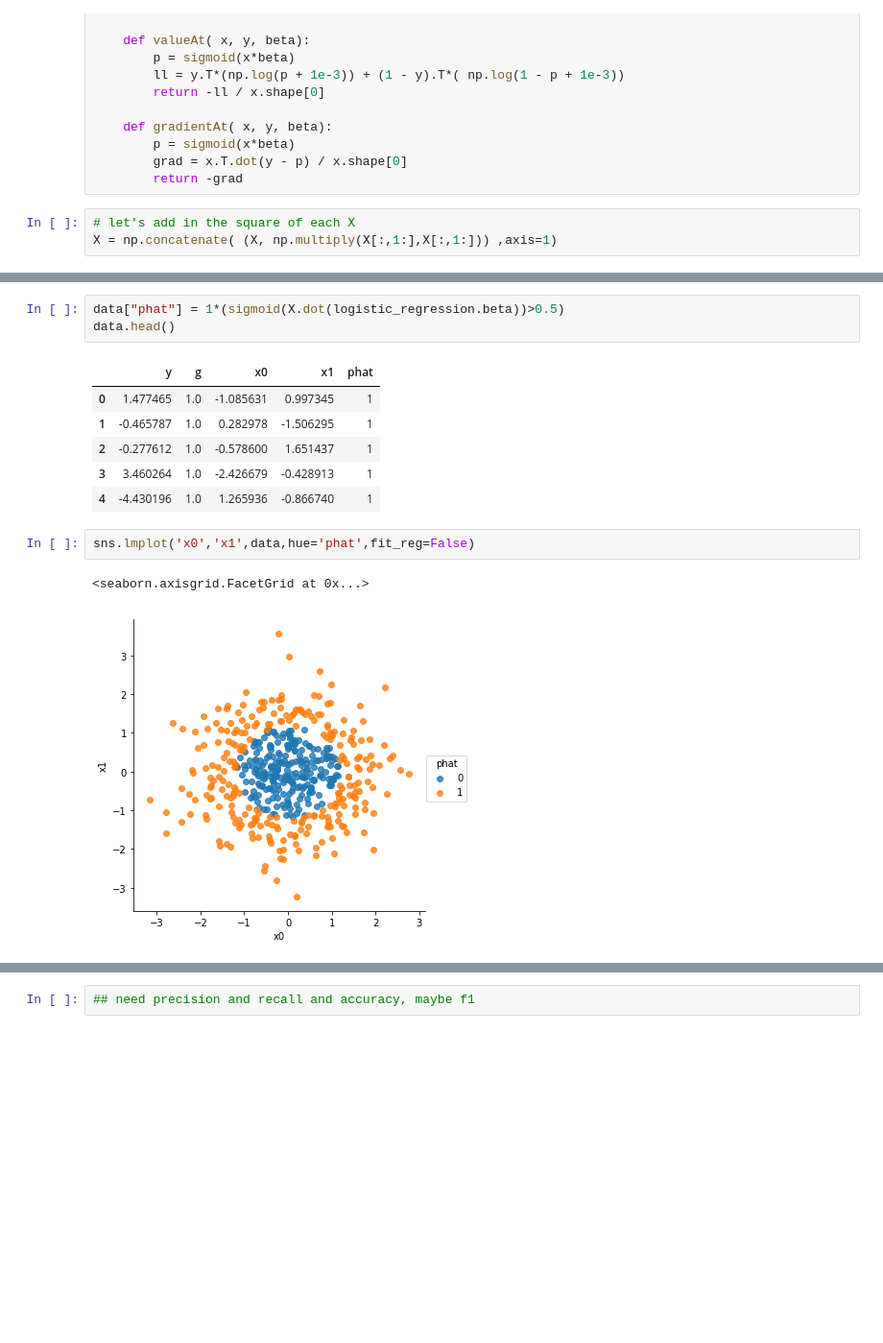
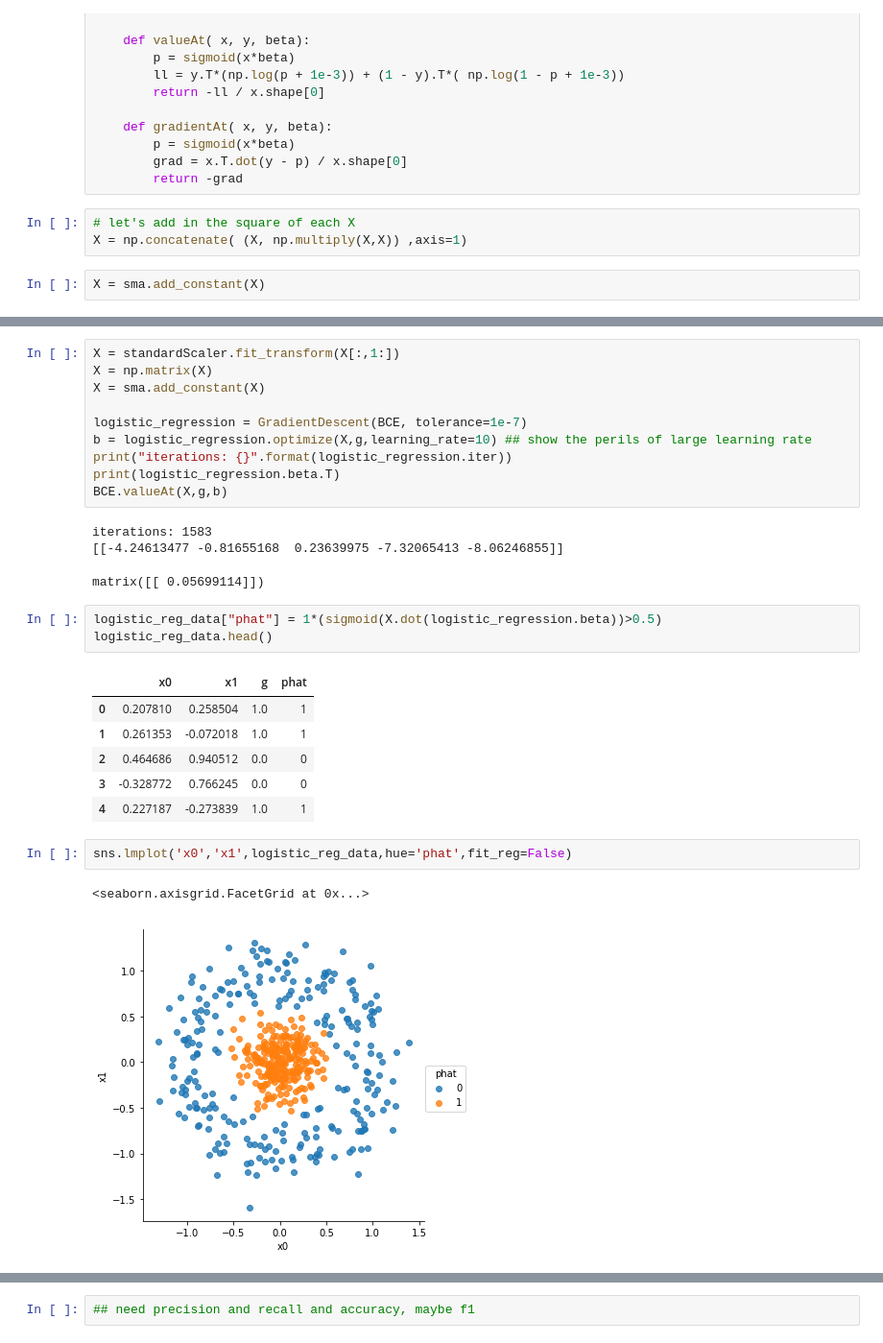
Before and after one commit to timsetsfire/regression-from-scratch, a Jupyter notebook: Regression from Scratch.ipynb, the cells around one changed output, grey strips where cells are left out. Shown at 96% size. Cells and saved outputs as stored; diff of their text form; blank space fills up the shorter version.

Commit message:
change data for the regression problems

```diff
--- a/Regression from Scratch.ipynb
+++ b/Regression from Scratch.ipynb
@@ -766,6 +871,8 @@ class BCE(object):
         return -grad
 # %%
 # let's add in the square of each X
-X = np.concatenate( (X, np.multiply(X[:,1:],X[:,1:])) ,axis=1)
+X = np.concatenate( (X, np.multiply(X,X)) ,axis=1)
+# %%
+X = sma.add_constant(X)
 # %%
 logistic_regression = GradientDescent(BCE, tolerance=1e-7)
@@ -780,16 +887,30 @@ matrix([[ 0.19868912]])
+# %%
+X = standardScaler.fit_transform(X[:,1:])
+X = np.matrix(X)
+X = sma.add_constant(X)
+
+logistic_regression = GradientDescent(BCE, tolerance=1e-7)
+b = logistic_regression.optimize(X,g,learning_rate=10) ## show the perils of large learning rate
+print("iterations: {}".format(logistic_regression.iter))
+print(logistic_regression.beta.T)
+BCE.valueAt(X,g,b)
+# %% [output]
+iterations: 1583
+[[-4.24613477 -0.81655168  0.23639975 -7.32065413 -8.06246855]]
+matrix([[ 0.05699114]])
 # %%
-data["phat"] = 1*(sigmoid(X.dot(logistic_regression.beta))>0.5)
-data.head()
+logistic_reg_data["phat"] = 1*(sigmoid(X.dot(logistic_regression.beta))>0.5)
+logistic_reg_data.head()
 # %% [output]
-|  | y | g | x0 | x1 | phat |
-| 0 | 1.477465 | 1.0 | -1.085631 | 0.997345 | 1 |
-| 1 | -0.465787 | 1.0 | 0.282978 | -1.506295 | 1 |
-| 2 | -0.277612 | 1.0 | -0.578600 | 1.651437 | 1 |
-| 3 | 3.460264 | 1.0 | -2.426679 | -0.428913 | 1 |
-| 4 | -4.430196 | 1.0 | 1.265936 | -0.866740 | 1 |
+|  | x0 | x1 | g | phat |
+| 0 | 0.207810 | 0.258504 | 1.0 | 1 |
+| 1 | 0.261353 | -0.072018 | 1.0 | 1 |
+| 2 | 0.464686 | 0.940512 | 0.0 | 0 |
+| 3 | -0.328772 | 0.766245 | 0.0 | 0 |
+| 4 | 0.227187 | -0.273839 | 1.0 | 1 |
 # %%
-sns.lmplot('x0','x1',data,hue='phat',fit_reg=False)
+sns.lmplot('x0','x1',logistic_reg_data,hue='phat',fit_reg=False)
 # %% [output]
 <seaborn.axisgrid.FacetGrid at 0x...>
-[figure, old version]
+[figure, new version]
 # %%
```
Also changed, not shown: parts of 31 cells of this notebook.
